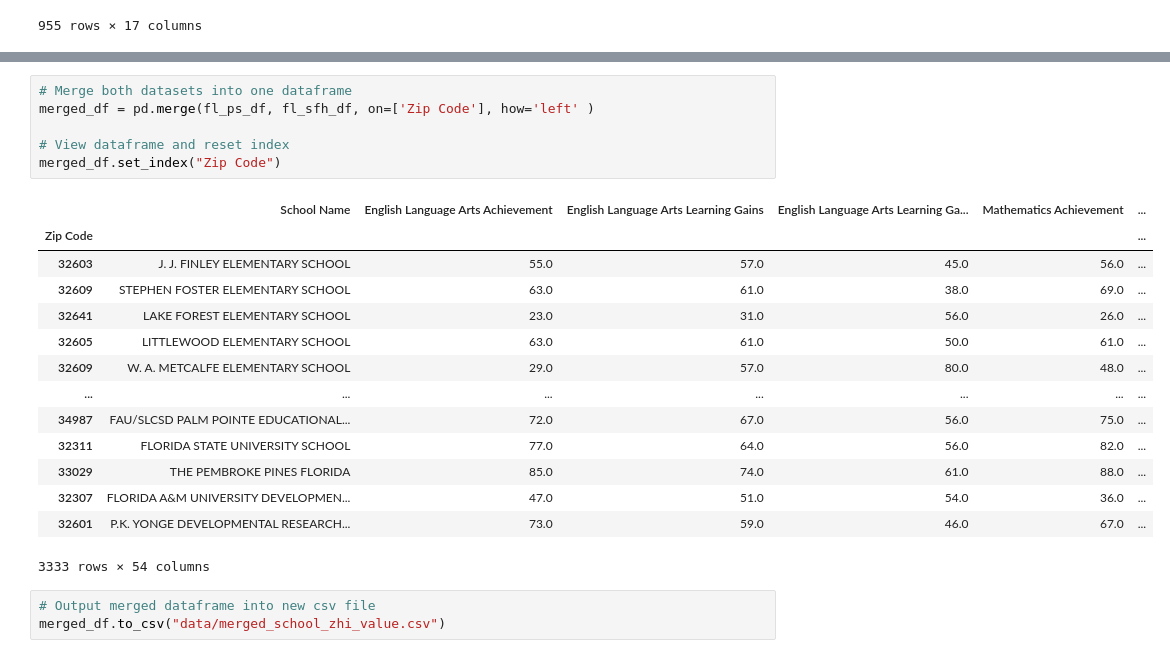
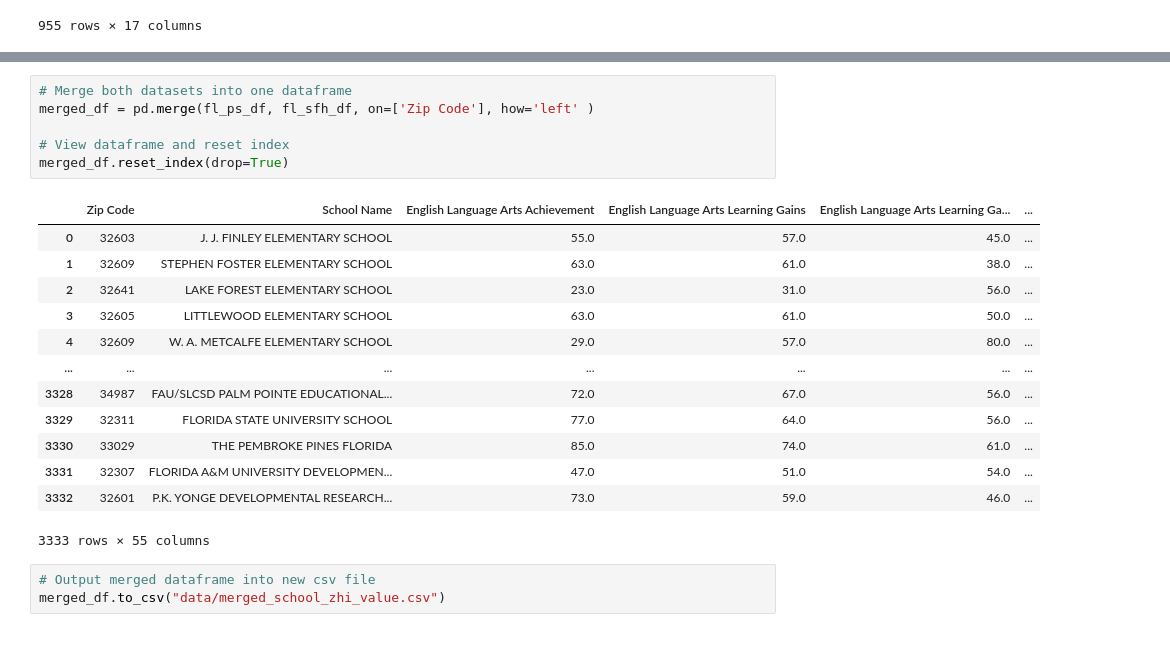
Before and after one commit to nleopard/Florida-Housing-vs-Public-Schools, a Jupyter notebook: Dataset CSV Conversion.ipynb, the cells around one changed output, grey strips where cells are left out. Cells and saved outputs as stored; diff of their text form.

```diff
--- a/Dataset CSV Conversion.ipynb
+++ b/Dataset CSV Conversion.ipynb
@@ -82,24 +79,23 @@ fl_ps_df.reset_index(drop=True)
 # %%
 # Merge both datasets into one dataframe
 merged_df = pd.merge(fl_ps_df, fl_sfh_df, on=['Zip Code'], how='left' )
 
 # View dataframe and reset index
-merged_df.set_index("Zip Code")
+merged_df.reset_index(drop=True)
 # %% [output]
-|  | School Name | English Language Arts Achievement | English Language Arts Learning Gains | English Language Arts Learning Ga... | Mathematics Achievement | ... |
-| Zip Code |  |  |  |  |  | ... |
-| 32603 | J. J. FINLEY ELEMENTARY SCHOOL | 55.0 | 57.0 | 45.0 | 56.0 | ... |
-| 32609 | STEPHEN FOSTER ELEMENTARY SCHOOL | 63.0 | 61.0 | 38.0 | 69.0 | ... |
-| 32641 | LAKE FOREST ELEMENTARY SCHOOL | 23.0 | 31.0 | 56.0 | 26.0 | ... |
-| 32605 | LITTLEWOOD ELEMENTARY SCHOOL | 63.0 | 61.0 | 50.0 | 61.0 | ... |
-| 32609 | W. A. METCALFE ELEMENTARY SCHOOL | 29.0 | 57.0 | 80.0 | 48.0 | ... |
+|  | Zip Code | School Name | English Language Arts Achievement | English Language Arts Learning Gains | English Language Arts Learning Ga... | ... |
+| 0 | 32603 | J. J. FINLEY ELEMENTARY SCHOOL | 55.0 | 57.0 | 45.0 | ... |
+| 1 | 32609 | STEPHEN FOSTER ELEMENTARY SCHOOL | 63.0 | 61.0 | 38.0 | ... |
+| 2 | 32641 | LAKE FOREST ELEMENTARY SCHOOL | 23.0 | 31.0 | 56.0 | ... |
+| 3 | 32605 | LITTLEWOOD ELEMENTARY SCHOOL | 63.0 | 61.0 | 50.0 | ... |
+| 4 | 32609 | W. A. METCALFE ELEMENTARY SCHOOL | 29.0 | 57.0 | 80.0 | ... |
 | ... | ... | ... | ... | ... | ... | ... |
-| 34987 | FAU/SLCSD PALM POINTE EDUCATIONAL... | 72.0 | 67.0 | 56.0 | 75.0 | ... |
-| 32311 | FLORIDA STATE UNIVERSITY SCHOOL | 77.0 | 64.0 | 56.0 | 82.0 | ... |
-| 33029 | THE PEMBROKE PINES FLORIDA | 85.0 | 74.0 | 61.0 | 88.0 | ... |
-| 32307 | FLORIDA A&M UNIVERSITY DEVELOPMEN... | 47.0 | 51.0 | 54.0 | 36.0 | ... |
-| 32601 | P.K. YONGE DEVELOPMENTAL RESEARCH... | 73.0 | 59.0 | 46.0 | 67.0 | ... |
+| 3328 | 34987 | FAU/SLCSD PALM POINTE EDUCATIONAL... | 72.0 | 67.0 | 56.0 | ... |
+| 3329 | 32311 | FLORIDA STATE UNIVERSITY SCHOOL | 77.0 | 64.0 | 56.0 | ... |
+| 3330 | 33029 | THE PEMBROKE PINES FLORIDA | 85.0 | 74.0 | 61.0 | ... |
+| 3331 | 32307 | FLORIDA A&M UNIVERSITY DEVELOPMEN... | 47.0 | 51.0 | 54.0 | ... |
+| 3332 | 32601 | P.K. YONGE DEVELOPMENTAL RESEARCH... | 73.0 | 59.0 | 46.0 | ... |
-3333 rows × 54 columns
+3333 rows × 55 columns
 # %%
 # Output merged dataframe into new csv file
 merged_df.to_csv("data/merged_school_zhi_value.csv")
```
Also changed, not shown: parts of 3 cells of this notebook.
